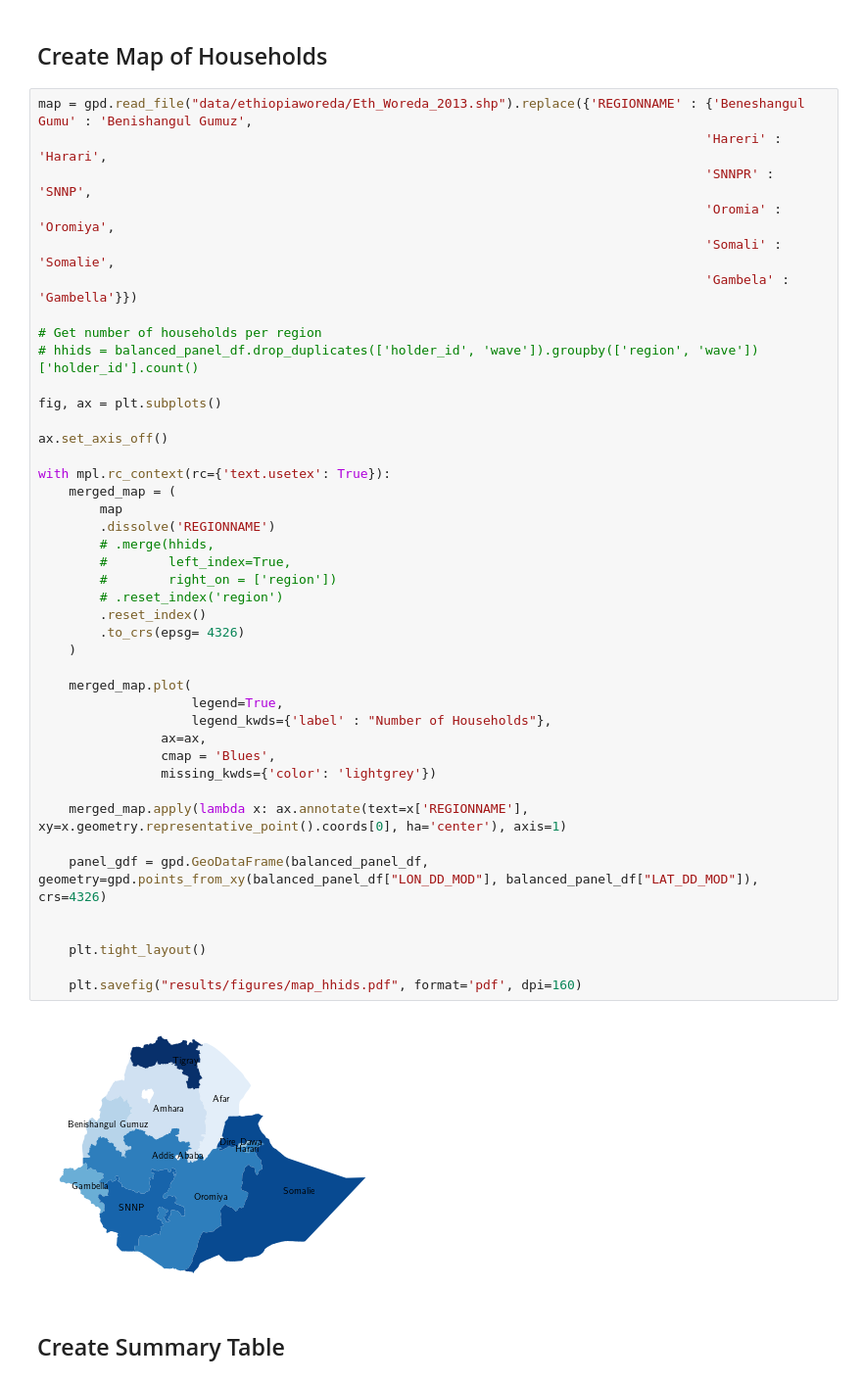
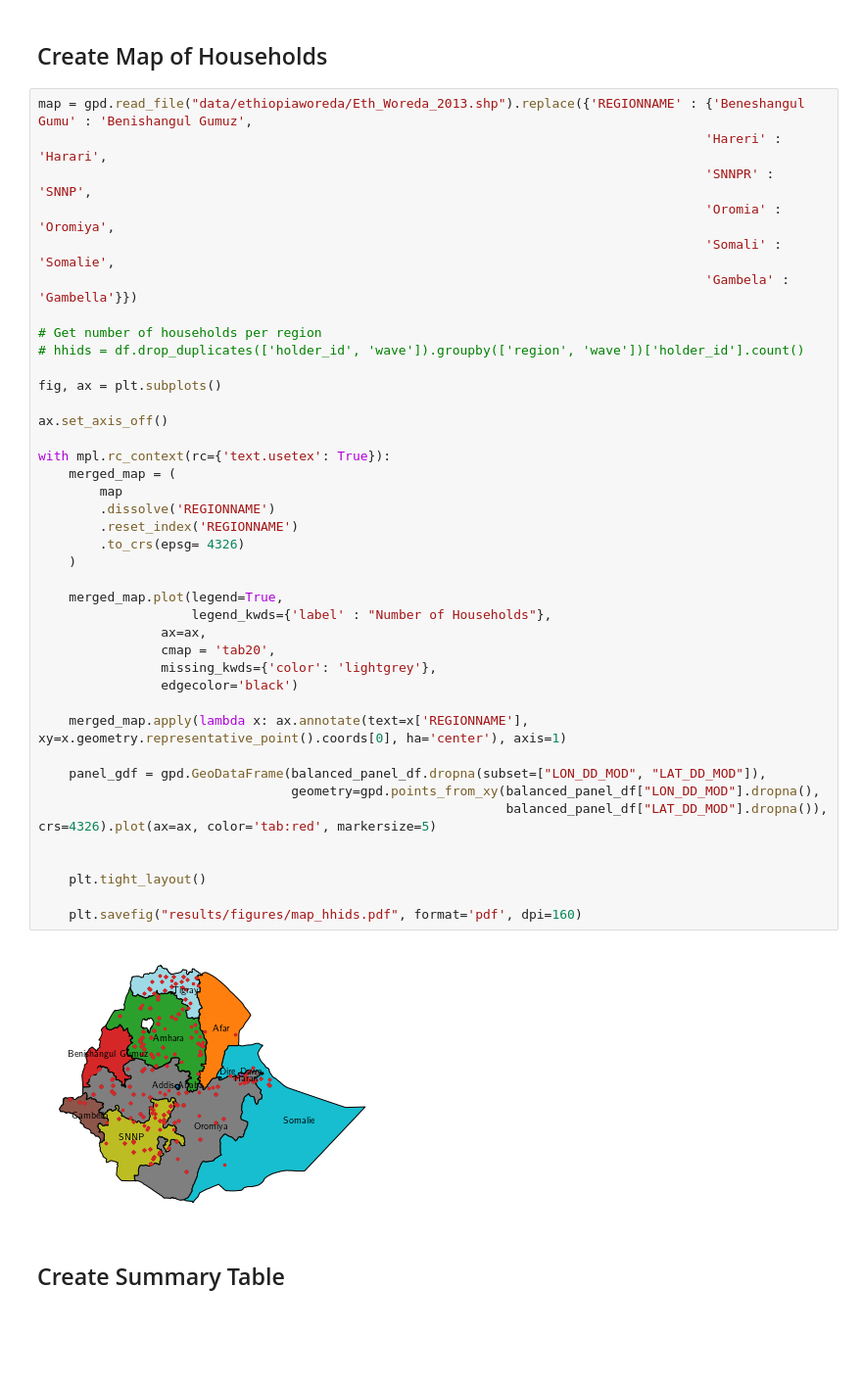
Before and after one commit to amichuda/ethiopia-tech-adoption, a Jupyter notebook: python/summary.ipynb, the cells around one changed output. Shown at 98% size. Cells and saved outputs as stored; diff of their text form; blank space fills up the shorter version.

```diff
--- a/python/summary.ipynb
+++ b/python/summary.ipynb
@@ -56,45 +48,43 @@ map = gpd.read_file("data/ethiopiaworeda/Eth_Woreda_2013.shp").replace({'REGIONN
                                                                                        'Hareri' : 'Harari',
                                                                                        'SNNPR' : 'SNNP',
                                                                                        'Oromia' : 'Oromiya',
                                                                                        'Somali' : 'Somalie',
                                                                                        'Gambela' : 'Gambella'}})
 
 # Get number of households per region
-# hhids = balanced_panel_df.drop_duplicates(['holder_id', 'wave']).groupby(['region', 'wave'])['holder_id'].count()
+# hhids = df.drop_duplicates(['holder_id', 'wave']).groupby(['region', 'wave'])['holder_id'].count()
 
 fig, ax = plt.subplots()
 
 ax.set_axis_off()
 
 with mpl.rc_context(rc={'text.usetex': True}):
     merged_map = (
         map
         .dissolve('REGIONNAME')
-        # .merge(hhids,
-        #        left_index=True,
-        #        right_on = ['region'])
-        # .reset_index('region')
-        .reset_index()
+        .reset_index('REGIONNAME')
         .to_crs(epsg= 4326)
     )
 
-    merged_map.plot(
-                    legend=True,
+    merged_map.plot(legend=True,
                     legend_kwds={'label' : "Number of Households"},
                 ax=ax,
-                cmap = 'Blues',
-                missing_kwds={'color': 'lightgrey'})
+                cmap = 'tab20',
+                missing_kwds={'color': 'lightgrey'},
+                edgecolor='black')
 
     merged_map.apply(lambda x: ax.annotate(text=x['REGIONNAME'], xy=x.geometry.representative_point().coords[0], ha='center'), axis=1)
 
-    panel_gdf = gpd.GeoDataFrame(balanced_panel_df, geometry=gpd.points_from_xy(balanced_panel_df["LON_DD_MOD"], balanced_panel_df["LAT_DD_MOD"]), crs=4326)
+    panel_gdf = gpd.GeoDataFrame(balanced_panel_df.dropna(subset=["LON_DD_MOD", "LAT_DD_MOD"]),
+                                 geometry=gpd.points_from_xy(balanced_panel_df["LON_DD_MOD"].dropna(),
+                                                             balanced_panel_df["LAT_DD_MOD"].dropna()), crs=4326).plot(ax=ax, color='tab:red', markersize=5)
 
 
     plt.tight_layout()
 
     plt.savefig("results/figures/map_hhids.pdf", format='pdf', dpi=160)
 # %% [output]
-[figure, old version]
+[figure, new version]
 # %% [markdown]
 ## Create Summary Table
 # %%
```
Also changed, not shown: parts of 3 cells of this notebook, 2 other files.
